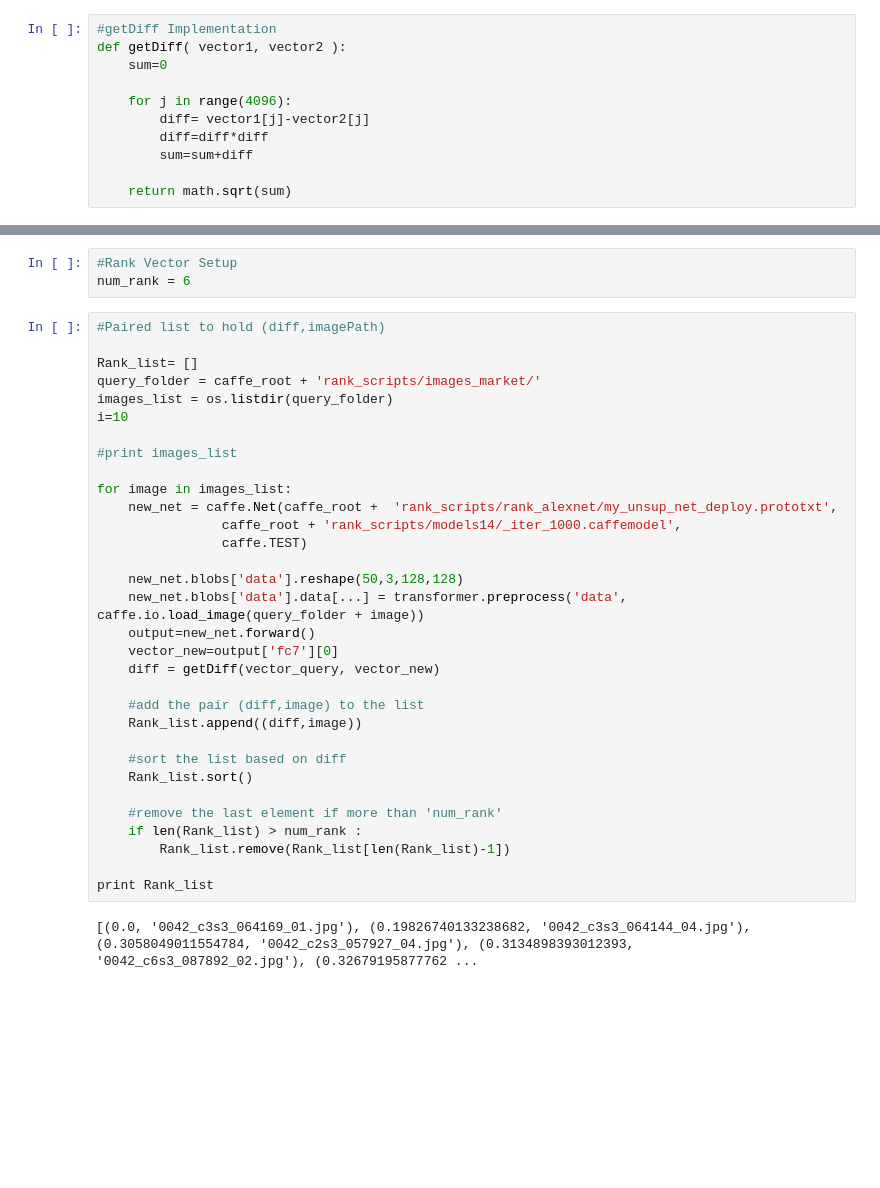
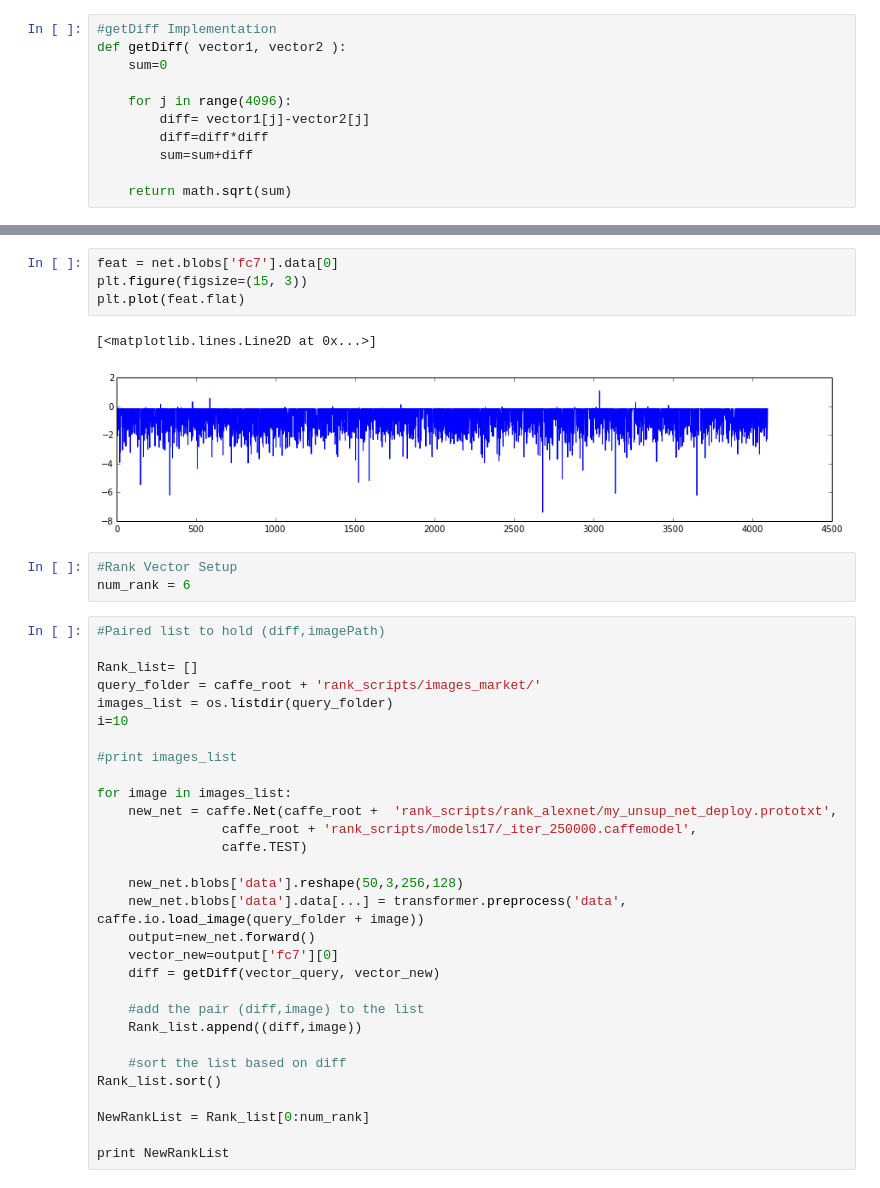
Before and after one commit to agjayant/caffe-Person-ReID, a Jupyter notebook: rank_scripts/PersonReID_Market_Ranking.ipynb, the cells around one changed output, grey strips where cells are left out. Cells and saved outputs as stored; diff of their text form; blank space fills up the shorter version.

```diff
--- a/rank_scripts/PersonReID_Market_Ranking.ipynb
+++ b/rank_scripts/PersonReID_Market_Ranking.ipynb
@@ -77,3 +131,10 @@ print vector_query
+# %%
+feat = net.blobs['fc7'].data[0]
+plt.figure(figsize=(15, 3))
+plt.plot(feat.flat)
+# %% [output]
+[<matplotlib.lines.Line2D at 0x...>]
+[figure, added]
 # %%
 #Rank Vector Setup
 num_rank = 6
@@ -89,10 +150,10 @@ i=10
 
 for image in images_list:
     new_net = caffe.Net(caffe_root +  'rank_scripts/rank_alexnet/my_unsup_net_deploy.prototxt',
-                caffe_root + 'rank_scripts/models14/_iter_1000.caffemodel',
+                caffe_root + 'rank_scripts/models17/_iter_250000.caffemodel',
                 caffe.TEST)
 
-    new_net.blobs['data'].reshape(50,3,128,128)
+    new_net.blobs['data'].reshape(50,3,256,128)
     new_net.blobs['data'].data[...] = transformer.preprocess('data', caffe.io.load_image(query_folder + image))
     output=new_net.forward()
     vector_new=output['fc7'][0]
@@ -102,13 +163,9 @@ for image in images_list:
     Rank_list.append((diff,image))
 
     #sort the list based on diff
-    Rank_list.sort()
+Rank_list.sort()
 
-    #remove the last element if more than 'num_rank'
-    if len(Rank_list) > num_rank :
-        Rank_list.remove(Rank_list[len(Rank_list)-1])
+NewRankList = Rank_list[0:num_rank]
 
-print Rank_list
+print NewRankList
-# %% [output]
-[(0.0, '0042_c3s3_064169_01.jpg'), (0.19826740133238682, '0042_c3s3_064144_04.jpg'), (0.3058049011554784, '0042_c2s3_057927_04.jpg'), (0.3134898393012393, '0042_c6s3_087892_02.jpg'), (0.32679195877762 ...
 # %%
```
Also changed, not shown: parts of 11 cells of this notebook, 5 other files.
